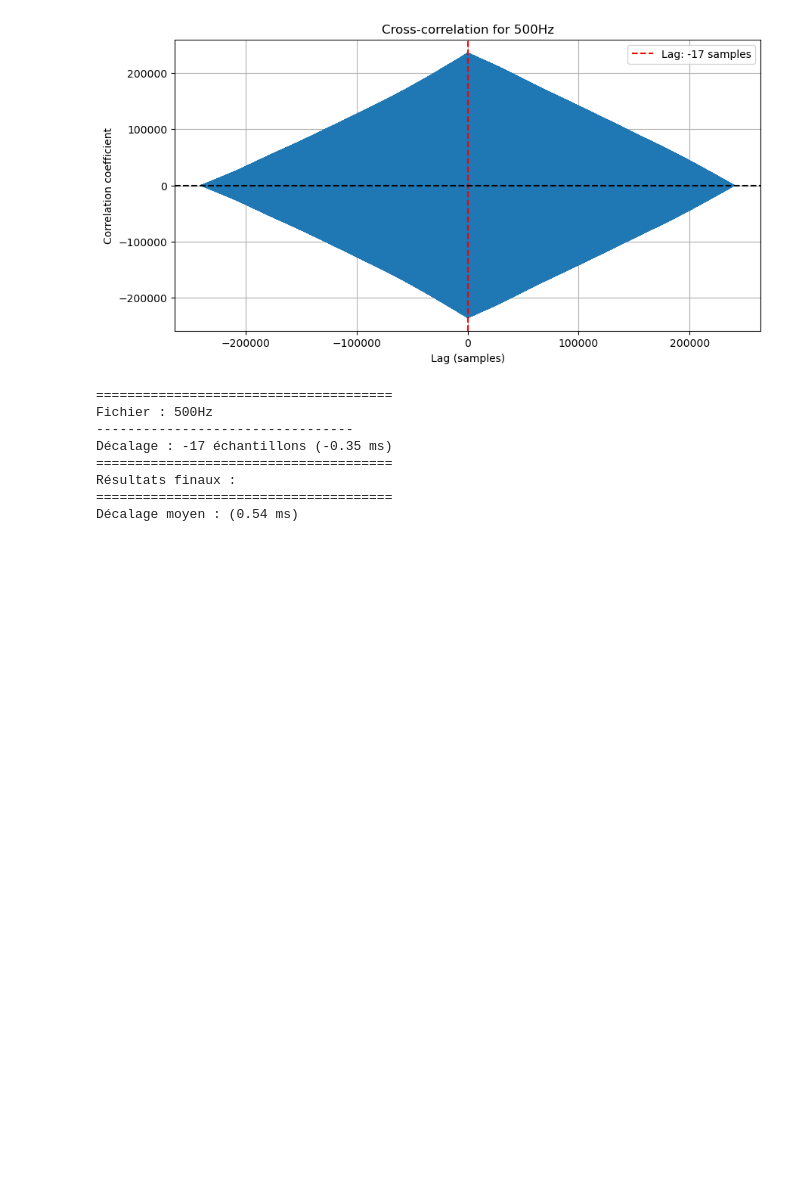
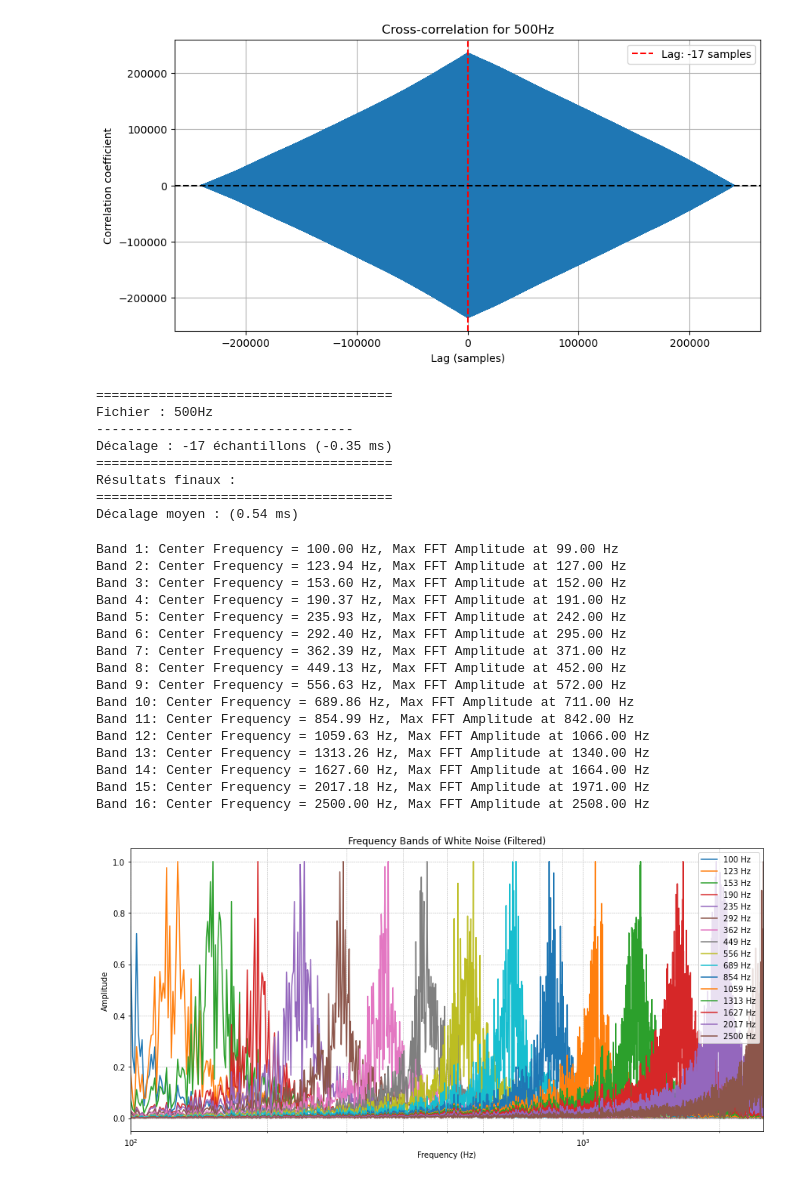
Before and after one commit to brian-team/brian2ros, a Jupyter notebook: src/ros_standalone/examples/microphone/cross_correlation.ipynb, the cells around one changed output. Drawn from its saved outputs; the diff is of its cells as text; code cells hidden in the pictures; blank space fills up the shorter version.

```diff
--- a/src/ros_standalone/examples/microphone/cross_correlation.ipynb
+++ b/src/ros_standalone/examples/microphone/cross_correlation.ipynb
@@ -87,0 +91,3 @@ Décalage moyen : (0.54 ms)
+# %%
+# Parameters
+sample_rate = 48000  # Sample rate in Hz
@@ -87,0 +146,45 @@ Décalage moyen : (0.54 ms)
+# %%
+f_min = 100
+f_max = 2500
+nb_band = 16
+BW = 0.1
+
+y, f_center = BPF(f_min, f_max, sample_rate, nb_band, BW)
+# Affichage du spectre
+plt.figure(figsize=(12, 6))
+plt.title("Frequency Bands of White Noise (Filtered)")
+plt.xlabel("Frequency (Hz)")
+plt.ylabel("Amplitude")
+plt.xscale('log')
+plt.grid(which='both', linestyle='--', linewidth=0.5)
+plt.xlim(f_min, f_max)
+
+for i, y_n in enumerate(y):
+    y_fft = np.fft.fft(y_n)
+    freqs = np.fft.fftfreq(len(y_n), 1 / sample_rate)
+    plt.plot(freqs[:len(freqs)//2], np.abs(y_fft[:len(freqs)//2]) / max(np.abs(y_fft)), label=f"{int(f_center[i])} Hz")
+    max_idx = np.argmax(np.abs(y_fft[:len(freqs)//2]))
+    max_freq = freqs[max_idx]
+    print(f"Band {i+1}: Center Frequency = {f_center[i]:.2f} Hz, Max FFT Amplitude at {max_freq:.2f} Hz")
+
+plt.legend(loc='upper right')
+plt.tight_layout()
+plt.show()
+# %% [output]
+Band 1: Center Frequency = 100.00 Hz, Max FFT Amplitude at 99.00 Hz
+Band 2: Center Frequency = 123.94 Hz, Max FFT Amplitude at 127.00 Hz
+Band 3: Center Frequency = 153.60 Hz, Max FFT Amplitude at 152.00 Hz
+Band 4: Center Frequency = 190.37 Hz, Max FFT Amplitude at 191.00 Hz
+Band 5: Center Frequency = 235.93 Hz, Max FFT Amplitude at 242.00 Hz
+Band 6: Center Frequency = 292.40 Hz, Max FFT Amplitude at 295.00 Hz
+Band 7: Center Frequency = 362.39 Hz, Max FFT Amplitude at 371.00 Hz
+Band 8: Center Frequency = 449.13 Hz, Max FFT Amplitude at 452.00 Hz
+Band 9: Center Frequency = 556.63 Hz, Max FFT Amplitude at 572.00 Hz
+Band 10: Center Frequency = 689.86 Hz, Max FFT Amplitude at 711.00 Hz
+Band 11: Center Frequency = 854.99 Hz, Max FFT Amplitude at 842.00 Hz
+Band 12: Center Frequency = 1059.63 Hz, Max FFT Amplitude at 1066.00 Hz
+Band 13: Center Frequency = 1313.26 Hz, Max FFT Amplitude at 1340.00 Hz
+Band 14: Center Frequency = 1627.60 Hz, Max FFT Amplitude at 1664.00 Hz
+Band 15: Center Frequency = 2017.18 Hz, Max FFT Amplitude at 1971.00 Hz
+Band 16: Center Frequency = 2500.00 Hz, Max FFT Amplitude at 2508.00 Hz
+[figure, added]
```
Also changed, not shown: parts of 4 cells of this notebook, 3 other files.
